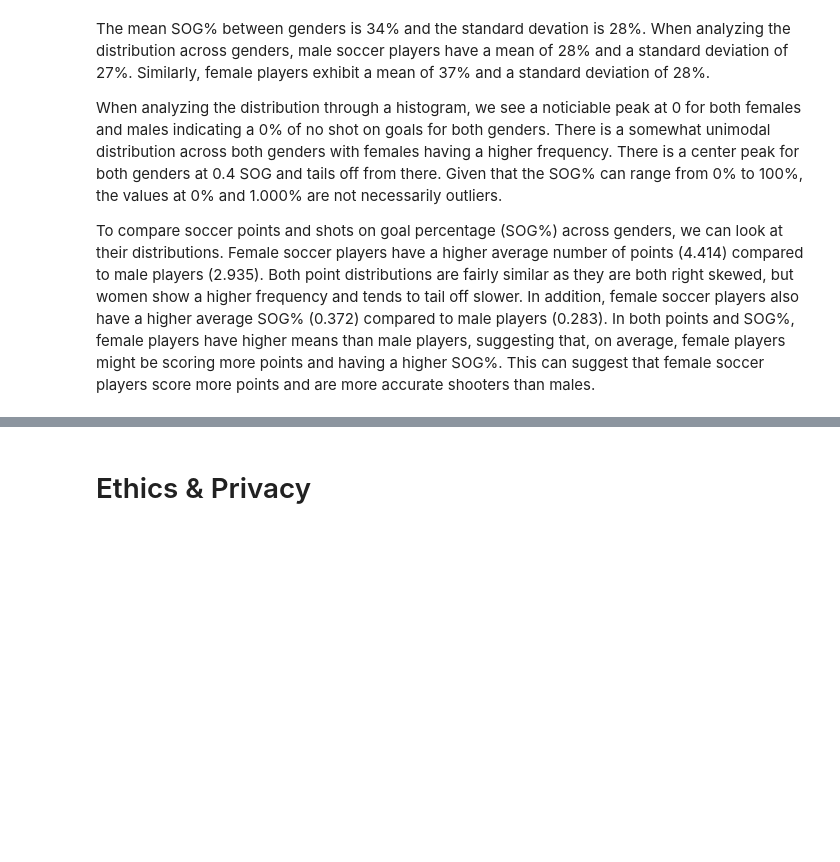
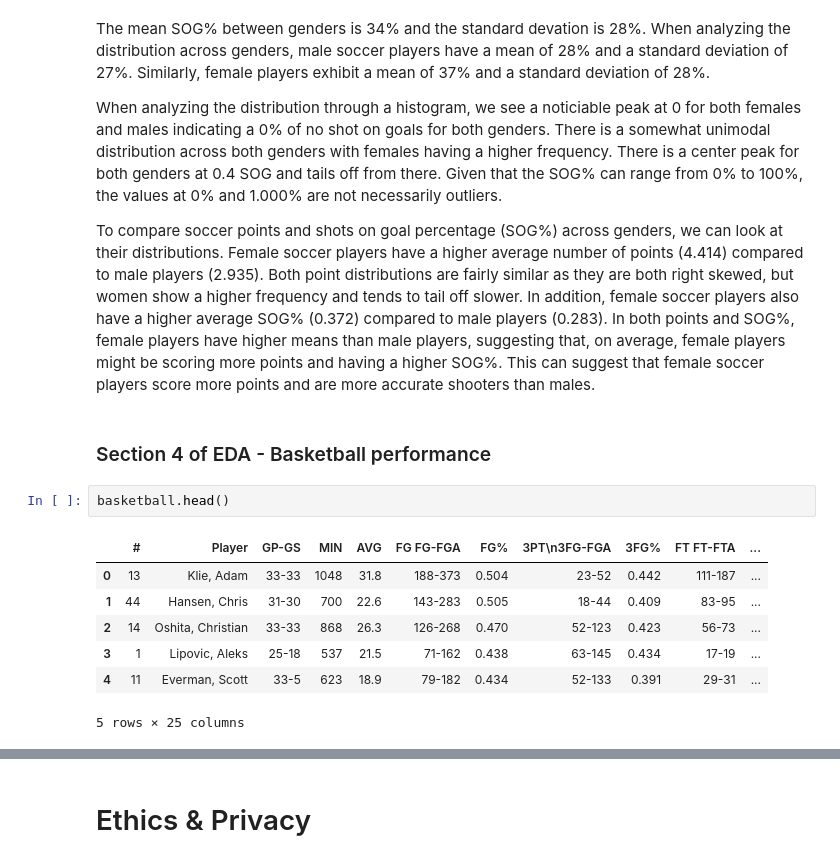
Before and after one commit to COGS108/Group133_WI24, a Jupyter notebook: EDACheckpoint_Group133_WI24.ipynb, the cells around one changed output, grey strips where cells are left out. Drawn from its saved outputs; the diff is of its cells as text; blank space fills up the shorter version.

```diff
--- a/EDACheckpoint_Group133_WI24.ipynb
+++ b/EDACheckpoint_Group133_WI24.ipynb
@@ -946,3 +964,15 @@ The mean SOG% between genders is 34% and the standard devation is 28%. When anal
 When analyzing the distribution through a histogram, we see a noticiable peak at 0 for both females and males indicating a 0% of no shot on goals for both genders. There is a somewhat unimodal distribution across both genders with females having a higher frequency. There is a center peak for both genders at 0.4 SOG and tails off from there. Given that the SOG% can range from 0% to 100%, the values at 0% and 1.000% are not necessarily outliers.
 
 To compare soccer points and shots on goal percentage (SOG%) across genders, we can look at their distributions. Female soccer players have a higher average number of points (4.414) compared to male players (2.935). Both point distributions are fairly similar as they are both right skewed, but women show a higher frequency and tends to tail off slower. In addition, female soccer players also have a higher average SOG% (0.372) compared to male players (0.283). In both points and SOG%, female players have higher means than male players, suggesting that, on average, female players might be scoring more points and having a higher SOG%. This can suggest that female soccer players score more points and are more accurate shooters than males.
+# %% [markdown]
+### Section 4 of EDA - Basketball performance
+# %%
+basketball.head()
+# %% [output]
+|  | # | Player | GP-GS | MIN | AVG | FG FG-FGA | FG% | 3PT\n3FG-FGA | 3FG% | FT FT-FTA | ... |
+| 0 | 13 | Klie, Adam | 33-33 | 1048 | 31.8 | 188-373 | 0.504 | 23-52 | 0.442 | 111-187 | ... |
+| 1 | 44 | Hansen, Chris | 31-30 | 700 | 22.6 | 143-283 | 0.505 | 18-44 | 0.409 | 83-95 | ... |
+| 2 | 14 | Oshita, Christian | 33-33 | 868 | 26.3 | 126-268 | 0.470 | 52-123 | 0.423 | 56-73 | ... |
+| 3 | 1 | Lipovic, Aleks | 25-18 | 537 | 21.5 | 71-162 | 0.438 | 63-145 | 0.434 | 17-19 | ... |
+| 4 | 11 | Everman, Scott | 33-5 | 623 | 18.9 | 79-182 | 0.434 | 52-133 | 0.391 | 29-31 | ... |
+5 rows × 25 columns
```
Also changed, not shown: parts of 16 cells of this notebook.
